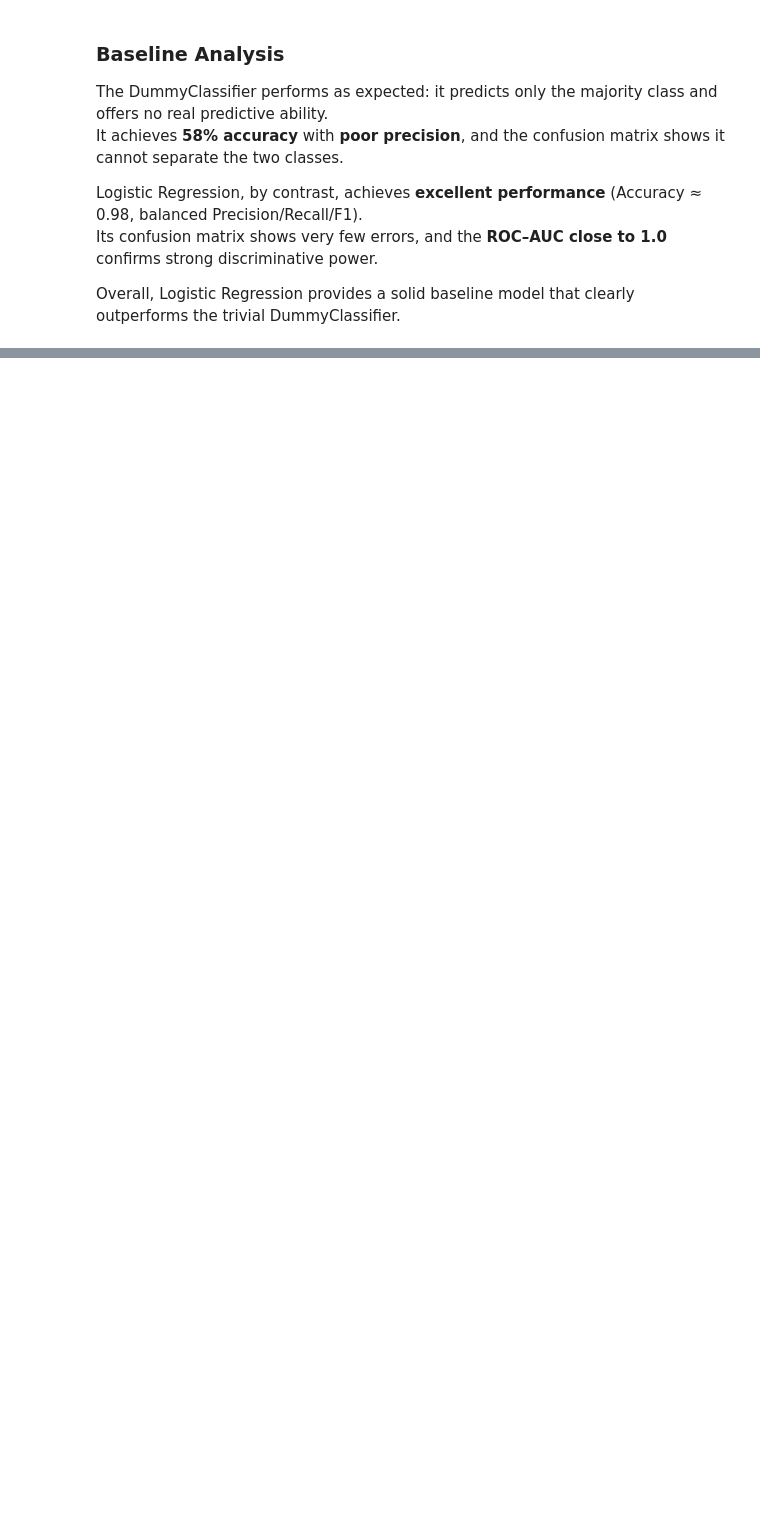
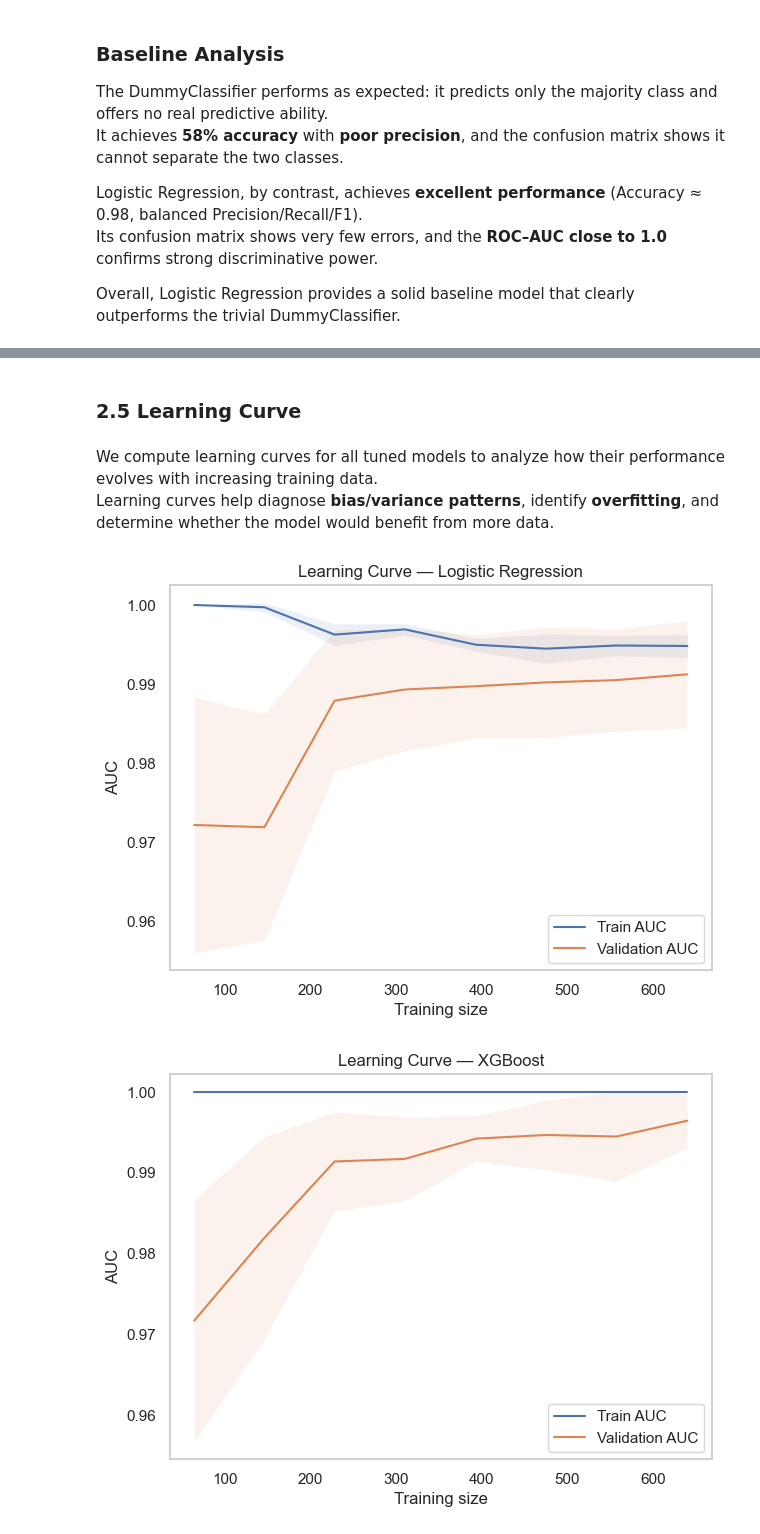
Before and after one commit to paul-adrien1/Projet_ML_notebook, a Jupyter notebook: ML_Project_AVC.ipynb, the cells around one changed output, grey strips where cells are left out. Saved outputs shown, nothing was run; the diff lists cells and outputs as text; code cells hidden in the pictures; blank space fills up the shorter version.

```diff
--- a/ML_Project_AVC.ipynb
+++ b/ML_Project_AVC.ipynb
@@ -551,0 +1105,43 @@ Overall, Logistic Regression provides a solid baseline model that clearly outper
+# %% [markdown]
+### 2.5 Learning Curve
+# %% [markdown]
+We compute learning curves for all tuned models to analyze how their performance evolves with increasing training data.
+Learning curves help diagnose **bias/variance patterns**, identify **overfitting**, and determine whether the model would benefit from more data.
+# %%
+def plot_learning_curve(estimator, title):
+    train_sizes, train_scores, val_scores = learning_curve(
+        estimator, X_train, y_train,
+        cv=5,
+        train_sizes=np.linspace(0.1, 1.0, 8),
+        scoring='roc_auc',
+        n_jobs=-1
+    )
+
+    plt.figure(figsize=(7,5))
+    plt.plot(train_sizes, train_scores.mean(axis=1), label="Train AUC")
+    plt.plot(train_sizes, val_scores.mean(axis=1), label="Validation AUC")
+    plt.fill_between(train_sizes,
+                     train_scores.mean(axis=1) - train_scores.std(axis=1),
+                     train_scores.mean(axis=1) + train_scores.std(axis=1),
+                     alpha=0.1)
+    plt.fill_between(train_sizes,
+                     val_scores.mean(axis=1) - val_scores.std(axis=1),
+                     val_scores.mean(axis=1) + val_scores.std(axis=1),
+                     alpha=0.1)
+
+    plt.title(title)
+    plt.xlabel("Training size")
+    plt.ylabel("AUC")
+    plt.legend()
+    plt.grid()
+    plt.show()
+
+
+plot_learning_curve(lr_gs.best_estimator_, "Learning Curve — Logistic Regression")
+plot_learning_curve(xgb_gs.best_estimator_, "Learning Curve — XGBoost")
+plot_learning_curve(rf_gs.best_estimator_, "Learning Curve — Random Forest")
+plot_learning_curve(cat_gs.best_estimator_, "Learning Curve — CatBoost")
+plot_learning_curve(dt_gs.best_estimator_, "Learning Curve — Decision Tree")
+# %% [output]
+[figure, added]
+[figure, added]
```
Also changed, not shown: parts of 41 cells of this notebook, 6 other files.
